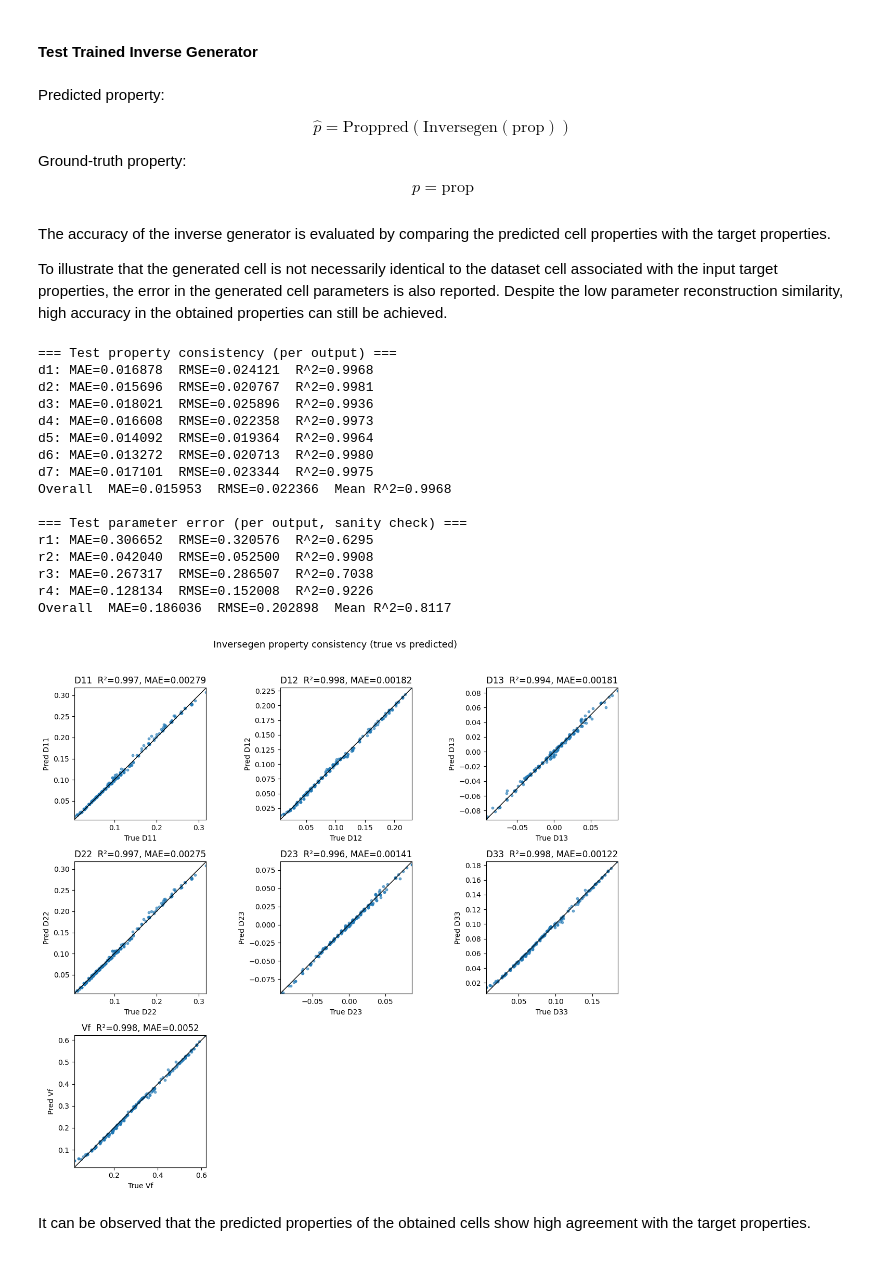
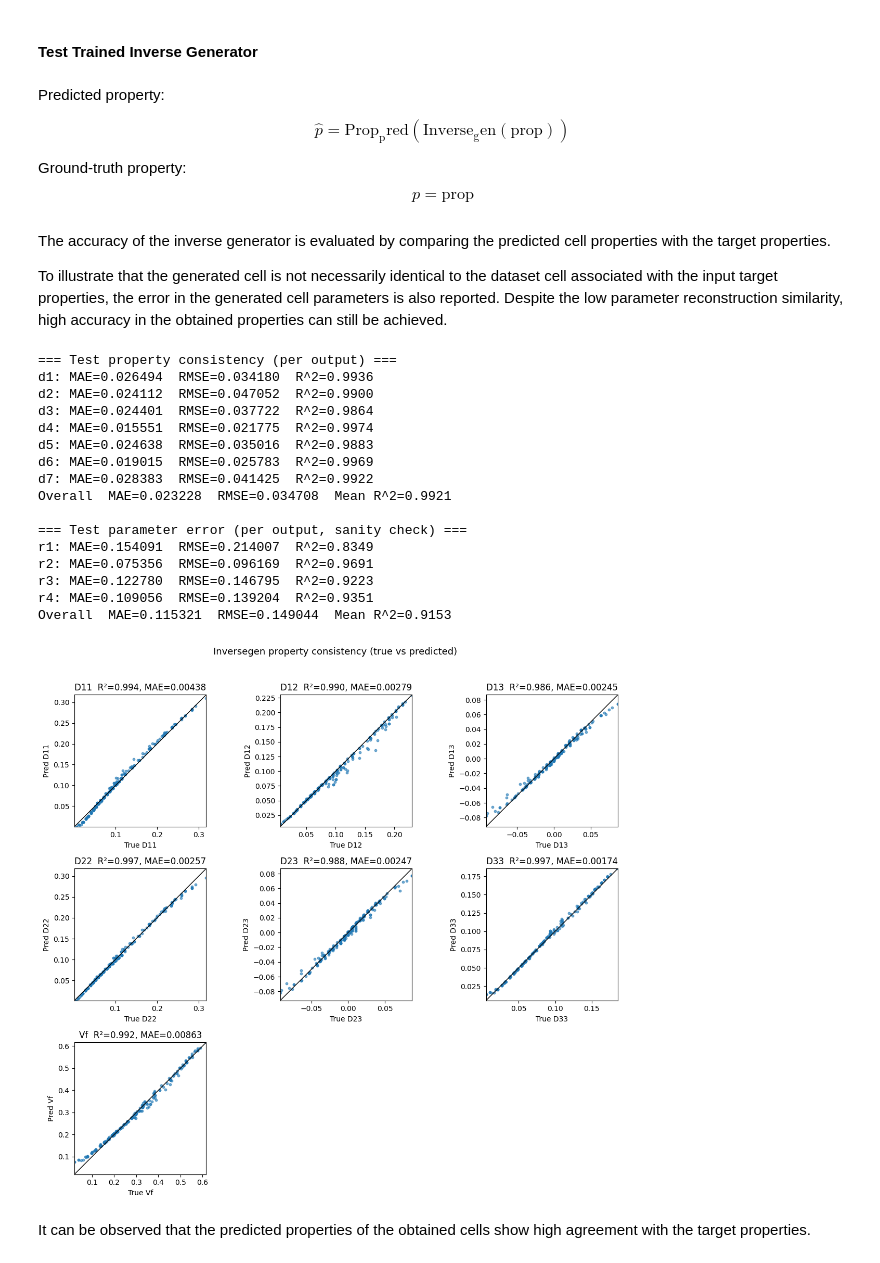
Before and after one commit to IDEA-lab-IC/Tutorials, a Jupyter notebook: notebooks/ML Lab (f) Property predictor and its usage in Inverse generator training.ipynb, the cells around one changed output. Drawn from its saved outputs; the diff is of its cells as text; code cells hidden in the pictures.

Commit message:
chnage inversegen proppred names, change f image

```diff
--- a/notebooks/ML Lab (f) Property predictor and its usage in Inverse generator training.ipynb
+++ b/notebooks/ML Lab (f) Property predictor and its usage in Inverse generator training.ipynb
@@ -206,24 +200,24 @@ INV_HIDDEN  = (16, 8)   # change as needed
 INV_DROPOUT = 0.0
 
 # Inverse model: input = 7D property → output = 4D param
-Inversegen = MLP(
+Inverse_gen = MLP(
     in_dim=prop_dim,     # 7
     hidden=INV_HIDDEN,
     out_dim=param_dim,   # 4
     dropout=INV_DROPOUT
 )
 
-# Freeze Proppred (pretrained already, not to be trained here)
-Proppred.eval()
-for p in Proppred.parameters():
+# Freeze Prop_pred (pretrained already, not to be trained here)
+Prop_pred.eval()
+for p in Prop_pred.parameters():
     p.requires_grad = False
 
 # Count parameters
 def count_params(m):
     return sum(p.numel() for p in m.parameters() if p.requires_grad)
 
-print(Inversegen)
-print(f"Trainable parameters (Inversegen): {count_params(Inversegen):,}")
+print(Inverse_gen)
+print(f"Trainable parameters (Inverse_gen): {count_params(Inverse_gen):,}")
 # %% [output]
 MLP(
   (net): Sequential(
@@ -250,26 +244,26 @@ inv_test_loader  = DataLoader(TensorDataset(Prop_test),  batch_size=BATCH_SIZE_I
 Different from the previous tutorials, the loss function here is defined based on the discrepancy between the property predicted from the parameters generated by the inverse generator and the target property.
 # %%
 criterion_prop = nn.MSELoss()
-optimizer_inv  = torch.optim.Adam(Inversegen.parameters(), lr=1e-3, weight_decay=1e-5)
+optimizer_inv  = torch.optim.Adam(Inverse_gen.parameters(), lr=1e-3, weight_decay=1e-5)
 
 EPOCHS_INV, PATIENCE_INV = 150, 20
 train_losses_inv, val_losses_inv = [], []
 best_val_inv, best_state_inv, wait = float("inf"), None, 0
 device = torch.device("cuda" if torch.cuda.is_available() else "cpu")
 
-print("=== Training Inversegen with property-consistency loss ===")
+print("=== Training Inverse_gen with property-consistency loss ===")
 for ep in range(1, EPOCHS_INV + 1):
     # ----- Train -----
-    Inversegen.train()
+    Inverse_gen.train()
     total = 0.0
     for (prop_batch,) in inv_train_loader:
         prop_batch = prop_batch.to(device)
 
         # Predict parameters from properties
-        param_hat = Inversegen(prop_batch)                     # shape (B,4)
+        param_hat = Inverse_gen(prop_batch)                     # shape (B,4)
 
-        # Predict properties from predicted parameters using frozen Proppred
-        prop_hat  = Proppred(param_hat)                             # shape (B,7)
+        # Predict properties from predicted parameters using frozen Prop_pred
+        prop_hat  = Prop_pred(param_hat)                             # shape (B,7)
 
         # Consistency loss: predicted props vs input target props
         loss = criterion_prop(prop_hat, prop_batch)
@@ -282,13 +276,13 @@ for ep in range(1, EPOCHS_INV + 1):
     tr_loss = total / len(inv_train_loader.dataset)
 
     # ----- Validate -----
-    Inversegen.eval()
+    Inverse_gen.eval()
     total = 0.0
     with torch.no_grad():  # no grad for evaluation
         for (prop_batch,) in inv_val_loader:
             prop_batch = prop_batch.to(device)
-            param_hat  = Inversegen(prop_batch)
-            prop_hat   = Proppred(param_hat)
+            param_hat  = Inverse_gen(prop_batch)
+            prop_hat   = Prop_pred(param_hat)
             loss       = criterion_prop(prop_hat, prop_batch)
             total += loss.item() * prop_batch.size(0)
     va_loss = total / len(inv_val_loader.dataset)
@@ -300,7 +294,7 @@ for ep in range(1, EPOCHS_INV + 1):
 
     # Early stopping on validation loss
     if va_loss < best_val_inv - 1e-9:
-        best_val_inv, best_state_inv, wait = va_loss, {k: v.detach().cpu().clone() for k, v in Inversegen.state_dict().items()}, 0
+        best_val_inv, best_state_inv, wait = va_loss, {k: v.detach().cpu().clone() for k, v in Inverse_gen.state_dict().items()}, 0
     else:
         wait += 1
         if wait >= PATIENCE_INV:
@@ -309,6 +303,6 @@ for ep in range(1, EPOCHS_INV + 1):
 
 # Restore best weights
 if best_state_inv is not None:
-    Inversegen.load_state_dict(best_state_inv)
-print("=== Inversegen training complete ===")
+    Inverse_gen.load_state_dict(best_state_inv)
+print("=== Inverse_gen training complete ===")
 # %% [output]
@@ -335,7 +329,7 @@ plot_learning_curves(train_losses_inv, val_losses_inv, metric_name="MSE Property
 Predicted property:
 
 $$
-\hat{p} = \mathrm{Proppred}(\mathrm{Inversegen}(\mathrm{prop}))
+\hat{p} = \mathrm{Prop_pred}(\mathrm{Inverse_gen}(\mathrm{prop}))
 $$
 
 Ground-truth property:
@@ -349,8 +343,8 @@ The accuracy of the inverse generator is evaluated by comparing the predicted ce
 To illustrate that the generated cell is not necessarily identical to the dataset cell associated with the input target properties, the error in the generated cell parameters is also reported. Despite the low parameter reconstruction similarity, high accuracy in the obtained properties can still be achieved.
 # %%
 metrics = evaluate_inverse_mapping(
-    Inversegen=Inversegen,
-    Proppred=Proppred,
+    Inversegen=Inverse_gen,
+    Proppred=Prop_pred,
     inv_test_loader=inv_test_loader,
     device=device,
     Param_test=Param_test,
@@ -358,32 +352,32 @@ metrics = evaluate_inverse_mapping(
 )
 # %% [output]
 === Test property consistency (per output) ===
-d1: MAE=0.016878  RMSE=0.024121  R^2=0.9968
-d2: MAE=0.015696  RMSE=0.020767  R^2=0.9981
-d3: MAE=0.018021  RMSE=0.025896  R^2=0.9936
-d4: MAE=0.016608  RMSE=0.022358  R^2=0.9973
-d5: MAE=0.014092  RMSE=0.019364  R^2=0.9964
-d6: MAE=0.013272  RMSE=0.020713  R^2=0.9980
-d7: MAE=0.017101  RMSE=0.023344  R^2=0.9975
-Overall  MAE=0.015953  RMSE=0.022366  Mean R^2=0.9968
+d1: MAE=0.026494  RMSE=0.034180  R^2=0.9936
+d2: MAE=0.024112  RMSE=0.047052  R^2=0.9900
+d3: MAE=0.024401  RMSE=0.037722  R^2=0.9864
+d4: MAE=0.015551  RMSE=0.021775  R^2=0.9974
+d5: MAE=0.024638  RMSE=0.035016  R^2=0.9883
+d6: MAE=0.019015  RMSE=0.025783  R^2=0.9969
+d7: MAE=0.028383  RMSE=0.041425  R^2=0.9922
+Overall  MAE=0.023228  RMSE=0.034708  Mean R^2=0.9921
 
 === Test parameter error (per output, sanity check) ===
-r1: MAE=0.306652  RMSE=0.320576  R^2=0.6295
-r2: MAE=0.042040  RMSE=0.052500  R^2=0.9908
-r3: MAE=0.267317  RMSE=0.286507  R^2=0.7038
-r4: MAE=0.128134  RMSE=0.152008  R^2=0.9226
-Overall  MAE=0.186036  RMSE=0.202898  Mean R^2=0.8117
+r1: MAE=0.154091  RMSE=0.214007  R^2=0.8349
+r2: MAE=0.075356  RMSE=0.096169  R^2=0.9691
+r3: MAE=0.122780  RMSE=0.146795  R^2=0.9223
+r4: MAE=0.109056  RMSE=0.139204  R^2=0.9351
+Overall  MAE=0.115321  RMSE=0.149044  Mean R^2=0.9153
 # %%
 results = plot_inverse_property_consistency(
-    Inversegen=Inversegen,
-    Proppred=Proppred,
+    Inversegen=Inverse_gen,
+    Proppred=Prop_pred,
     inv_test_loader=inv_test_loader,
     device=device,
     scaler_out=prop_scaler,
     scale_outputs=True,
     prop_names=["D11","D12","D13","D22","D23","D33","Vf"]
 )
 # %% [output]
-[figure, old version]
+[figure, new version]
 # %% [markdown]
 It can be observed that the predicted properties of the obtained cells show high agreement with the target properties.
```
Also changed, not shown: parts of 10 cells of this notebook.
